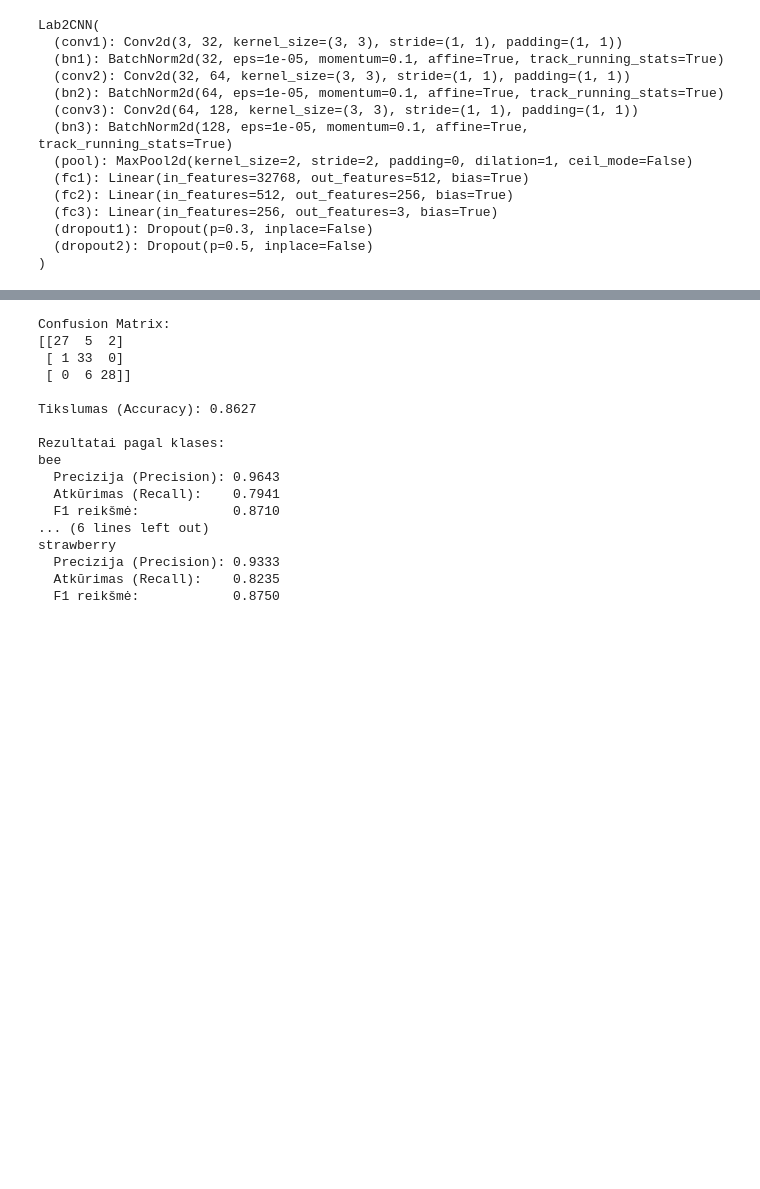
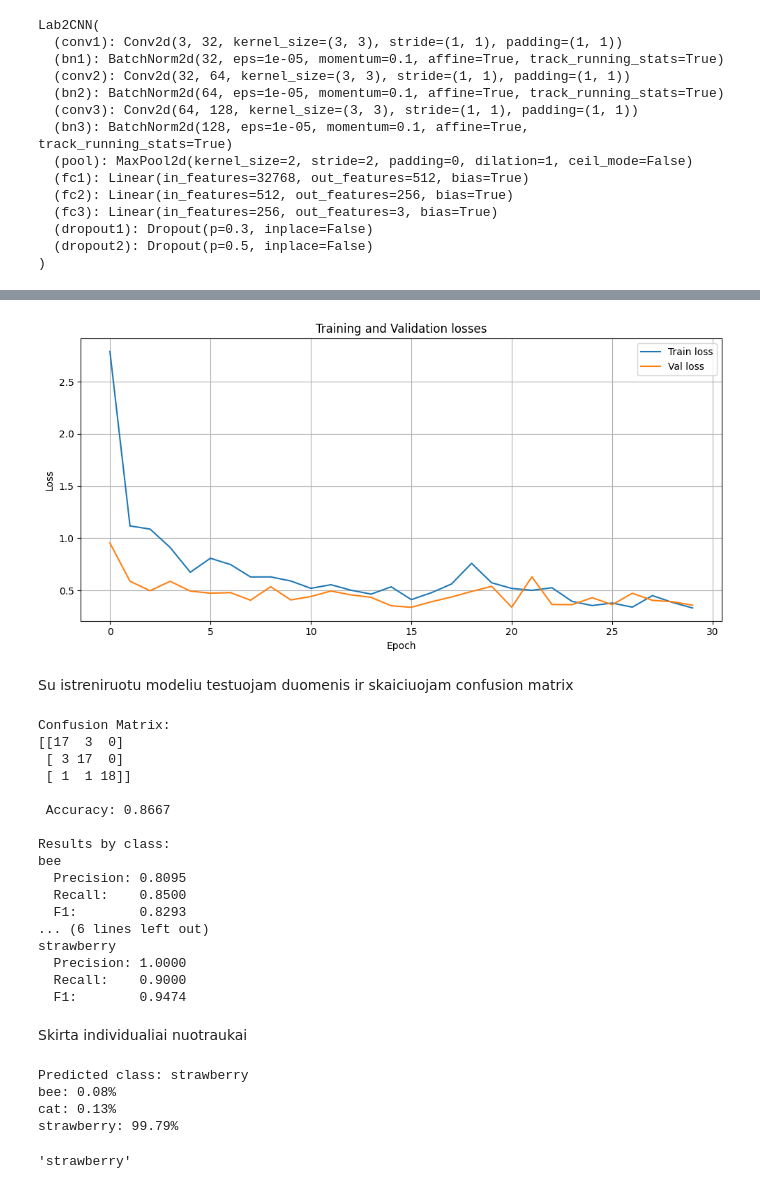
Before and after one commit to aWhiteScreen/Deep-Learning-Methods, a Jupyter notebook: Lab2GMM.ipynb, the cells around one changed output, grey strips where cells are left out. Saved outputs shown, nothing was run; the diff lists cells and outputs as text; code cells hidden in the pictures; blank space fills up the shorter version.

```diff
--- a/Lab2GMM.ipynb
+++ b/Lab2GMM.ipynb
@@ -26,18 +32,14 @@ Requirement already satisfied: six>=1.5 in /usr/local/lib/python3.11/dist-packag
 # %%
-
 import os
 from openimages.download import download_dataset
 
-
 data_dir = "OpenImages" # Nurodome direktorija
-number_for_samples = 333
-classes = ["Strawberry", "Bee", "Goldfish"] # Pasirinktos klases is OpenImages
-
+number_for_samples = 200
+classes = ["Strawberry", "Bee", "Cat"] # Pasirinktos klases is OpenImages
 
 if not os.path.exists(data_dir):
     os.makedirs(data_dir)
 
-
 print("Downloading is starting...")
 download_dataset(data_dir, classes, limit=number_for_samples) #Atsisiunciame nuotraukas
 # %% [output]
@@ -249,3 +272,23 @@ Epoch 30/30 - Train Loss: 0.3334 - Val Loss: 0.5081
+# %%
+import matplotlib.pyplot as plt
+
+def plot_loss(train_losses, val_losses):
+    plt.figure(figsize=(10, 5))
+    plt.plot(train_losses, label='Train loss')
+    plt.plot(val_losses, label='Val loss')
+    plt.xlabel('Epoch')
+    plt.ylabel('Loss')
+    plt.title('Training and Validation losses')
+    plt.legend()
+    plt.grid(True)
+    plt.tight_layout()
+    plt.show()
+
+plot_loss(train_losses, val_losses)
+# %% [output]
+[figure, added]
+# %% [markdown]
+Su istreniruotu modeliu testuojam duomenis ir skaiciuojam confusion matrix
 # %%
 from sklearn.metrics import confusion_matrix, accuracy_score, precision_score, recall_score, f1_score
 import numpy as np
@@ -275,29 +318,31 @@ f1s = f1_score(y_true, y_pred, average=None)
 
 print("Confusion Matrix:")
 print(conf_matrix)
-print(f"\nTikslumas (Accuracy): {accuracy:.4f}\n")
+print(f"\n Accuracy: {accuracy:.4f}\n")
 
-print("Rezultatai pagal klases:")
+print("Results by class:")
 for i, label in enumerate(class_labels):
     print(f"{label}")
-    print(f"  Precizija (Precision): {precisions[i]:.4f}")
-    print(f"  Atkūrimas (Recall):    {recalls[i]:.4f}")
-    print(f"  F1 reikšmė:            {f1s[i]:.4f}\n")
+    print(f"  Precision: {precisions[i]:.4f}")
+    print(f"  Recall:    {recalls[i]:.4f}")
+    print(f"  F1:        {f1s[i]:.4f}\n")
 # %% [output]
 Confusion Matrix:
-[[27  5  2]
- [ 1 33  0]
- [ 0  6 28]]
+[[17  3  0]
+ [ 3 17  0]
+ [ 1  1 18]]
 
-Tikslumas (Accuracy): 0.8627
+ Accuracy: 0.8667
 
-Rezultatai pagal klases:
+Results by class:
 bee
-  Precizija (Precision): 0.9643
-  Atkūrimas (Recall):    0.7941
-  F1 reikšmė:            0.8710
+  Precision: 0.8095
+  Recall:    0.8500
+  F1:        0.8293
 ... (6 lines left out)
 strawberry
-  Precizija (Precision): 0.9333
-  Atkūrimas (Recall):    0.8235
-  F1 reikšmė:            0.8750
+  Precision: 1.0000
+  Recall:    0.9000
+  F1:        0.9474
+# %% [markdown]
+Skirta individualiai nuotraukai
@@ -303,0 +368,9 @@ strawberry
+# %%
+image_path = "bee_straw.jpg"
+predict_single_image(image_path, model, transform['test'], test_dataset.classes, device)
+# %% [output]
+Predicted class: strawberry
+bee: 0.08%
+cat: 0.13%
+strawberry: 99.79%
+'strawberry'
```
Also changed, not shown: parts of 22 cells of this notebook.
